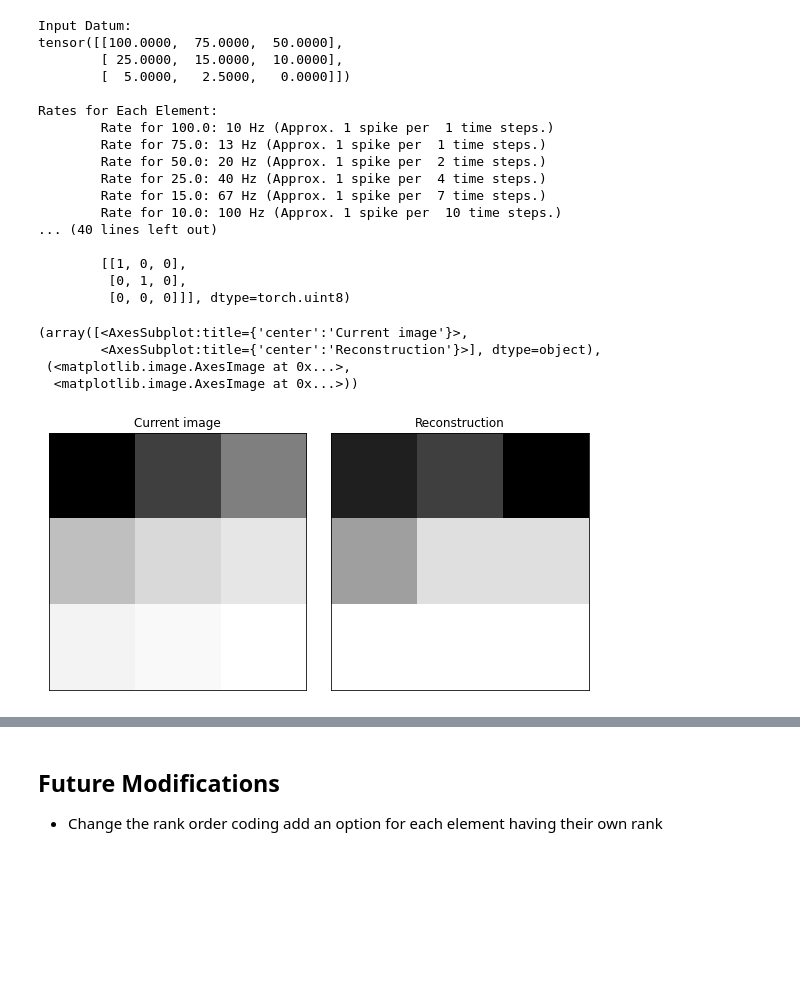
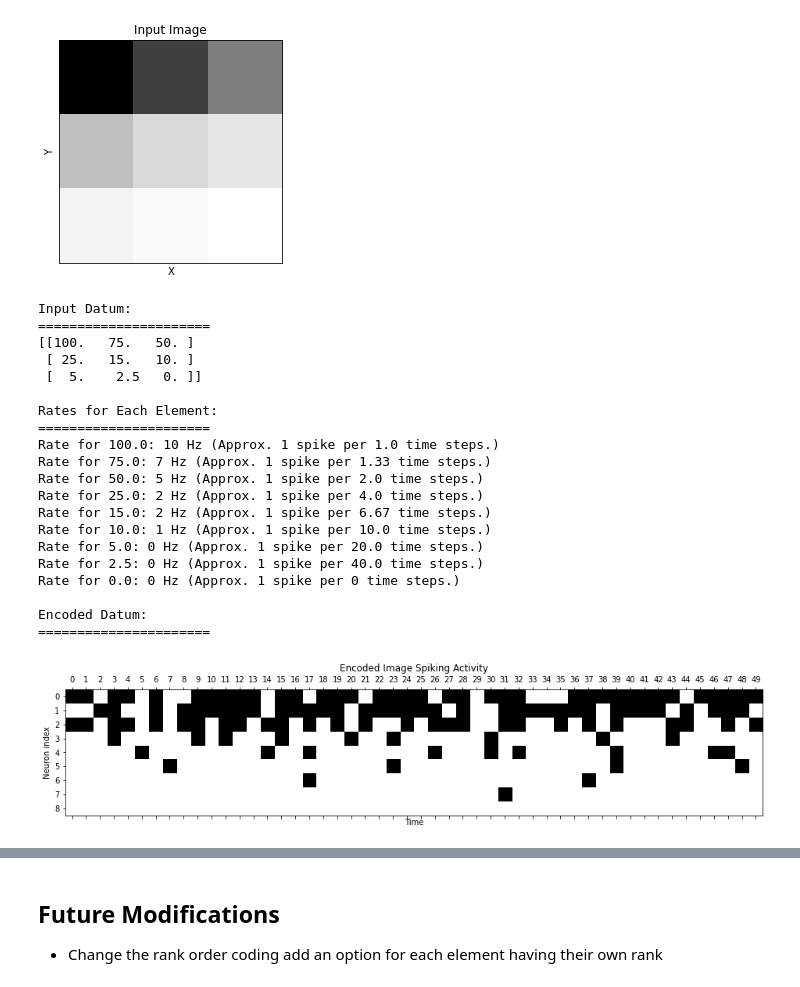
Before and after one commit to oshears/BindsNET-Self-Documentation, a Jupyter notebook: BindsNET_Encoder_Demo.ipynb, the cells around one changed output, grey strips where cells are left out. Cells and saved outputs as stored; diff of their text form; code cells hidden in the pictures; blank space fills up the shorter version.

```diff
--- a/BindsNET_Encoder_Demo.ipynb
+++ b/BindsNET_Encoder_Demo.ipynb
@@ -217,57 +246,81 @@ where
 (Source [wikipedia.org](https://en.wikipedia.org/wiki/Poisson_distribution))
 # %%
 # time is the total sample duration in ms
-time = 100
+time = 500
 
 # dt is the step size within the sample duration in ms
 dt = 10
 
+# num_steps is how many steps are generated based on the time and dt values
+num_steps = int(time/dt)
+
 # input data
 train_image = torch.FloatTensor([[100,75,50],[25,15,10],[5,2.5,0]])
 
+# show input image
+plt.matshow(train_image, cmap='binary')
+plt.xticks(())
+plt.yticks(())
+plt.xlabel('X')
+plt.ylabel('Y')
+plt.title('Input Image')
+plt.show()
+
 # print train data
 print("Input Datum:")
-print(train_image)
+print("======================")
+print(train_image.numpy())
 print()
 
 # rates
 print("Rates for Each Element:")
+print("======================")
 for element in train_image.flatten():
-    rate = ((1/element.item())*(1000/dt)) if (element.item() != 0) else 0
-    print("\tRate for "+str(element.item())+":",round(rate*dt),"Hz","(Approx. 1 spike per ",round(rate),"time steps.)")
+    period = ((1/element.item())*(1000/dt)) if (element.item() != 0) else 0
+    rate = 1 / period if period != 0 else 0
+
+    print("Rate for "+str(element.item())+":",round(rate*dt),"Hz","(Approx. 1 spike per",round(period,2),"time steps.)")
 print()
 
 # create encoder and encode input
 encoder = PoissonEncoder(time=time, dt=dt)
 encoded_image = encoder(train_image)
 print("Encoded Datum:")
-print(encoded_image)
+print("======================")
+#print(np.array2string(encoded_image.numpy()))
 
-# plot image
-e_img = encoded_image.view(int(time / dt), 1, 1, 3, 3)
-inpt = e_img.view(int(time / dt), 9).sum(0).view(3, 3)
-plot_input(train_image,inpt)
+# Look at input spiking activity.
+encoded_image = np.reshape(encoded_image,(num_steps,train_image.nelement())).T
+plt.matshow(encoded_image, cmap='binary')
+plt.xticks(())
+plt.yticks(())
+plt.xlabel('Time')
+plt.ylabel('Neuron index')
+plt.title('Encoded Image Spiking Activity')
+plt.yticks(np.arange(train_image.nelement()))
+plt.xticks(np.arange(num_steps))
+plt.show()
 # %% [output]
+[figure, new version]
 Input Datum:
-tensor([[100.0000,  75.0000,  50.0000],
-        [ 25.0000,  15.0000,  10.0000],
-        [  5.0000,   2.5000,   0.0000]])
+======================
+[[100.   75.   50. ]
+ [ 25.   15.   10. ]
+ [  5.    2.5   0. ]]
 
 Rates for Each Element:
-        Rate for 100.0: 10 Hz (Approx. 1 spike per  1 time steps.)
-        Rate for 75.0: 13 Hz (Approx. 1 spike per  1 time steps.)
-        Rate for 50.0: 20 Hz (Approx. 1 spike per  2 time steps.)
-        Rate for 25.0: 40 Hz (Approx. 1 spike per  4 time steps.)
-        Rate for 15.0: 67 Hz (Approx. 1 spike per  7 time steps.)
-        Rate for 10.0: 100 Hz (Approx. 1 spike per  10 time steps.)
-... (40 lines left out)
+======================
+Rate for 100.0: 10 Hz (Approx. 1 spike per 1.0 time steps.)
+Rate for 75.0: 7 Hz (Approx. 1 spike per 1.33 time steps.)
+Rate for 50.0: 5 Hz (Approx. 1 spike per 2.0 time steps.)
+Rate for 25.0: 2 Hz (Approx. 1 spike per 4.0 time steps.)
+Rate for 15.0: 2 Hz (Approx. 1 spike per 6.67 time steps.)
+Rate for 10.0: 1 Hz (Approx. 1 spike per 10.0 time steps.)
+Rate for 5.0: 0 Hz (Approx. 1 spike per 20.0 time steps.)
+Rate for 2.5: 0 Hz (Approx. 1 spike per 40.0 time steps.)
+Rate for 0.0: 0 Hz (Approx. 1 spike per 0 time steps.)
 
-        [[1, 0, 0],
-         [0, 1, 0],
-         [0, 0, 0]]], dtype=torch.uint8)
+Encoded Datum:
+======================
-(array([<AxesSubplot:title={'center':'Current image'}>,
-        <AxesSubplot:title={'center':'Reconstruction'}>], dtype=object),
- (<matplotlib.image.AxesImage at 0x...>,
-  <matplotlib.image.AxesImage at 0x...>))
-[figure, old version]
+[figure, added]
 # %% [markdown]
```
Also changed, not shown: parts of 14 cells of this notebook, 1 other file.
